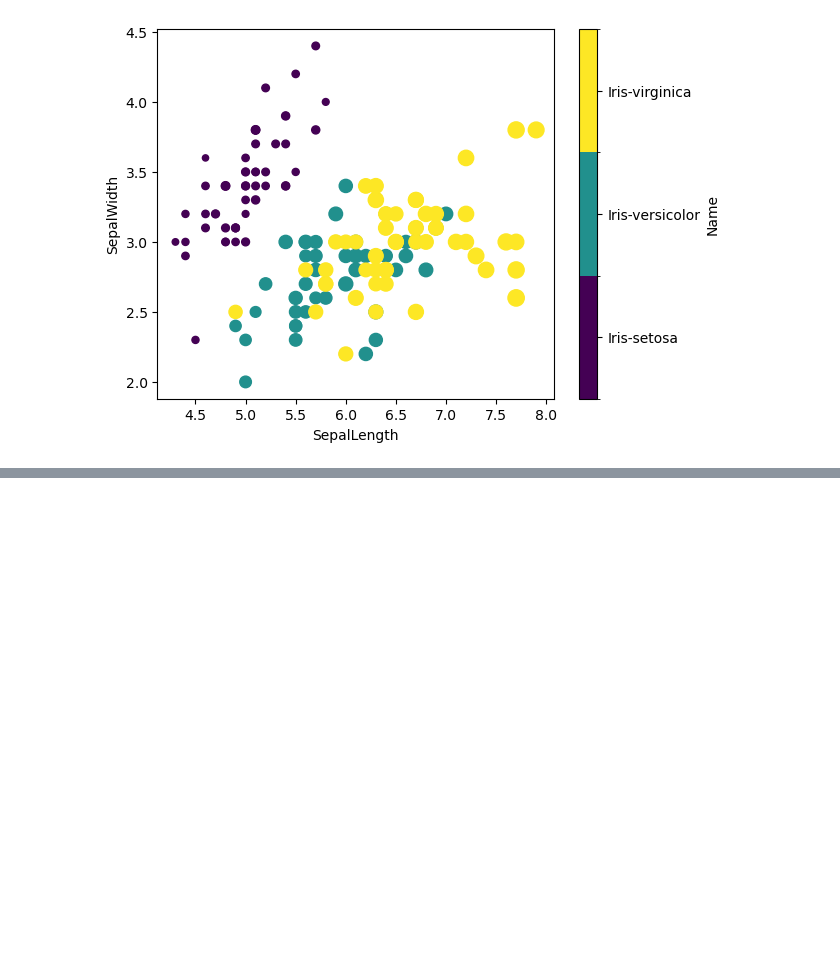
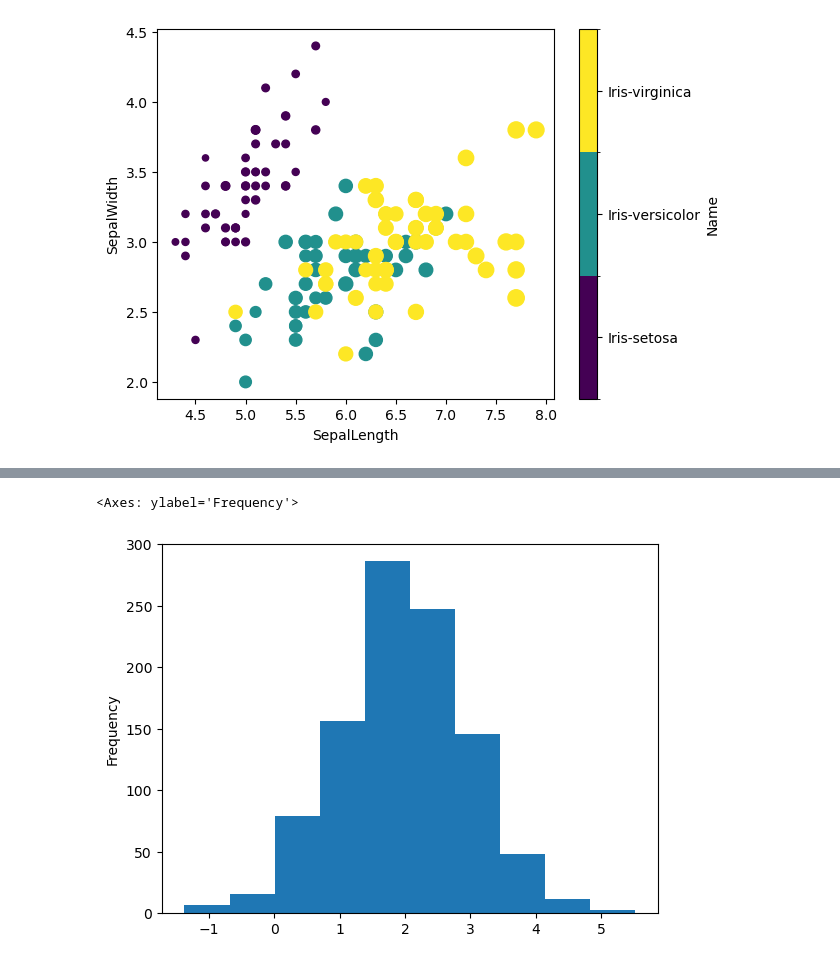
Before and after one commit to Faliell/Pandas_Classes, a Jupyter notebook: aula21-visualization.ipynb, the cells around one changed output, grey strips where cells are left out. Saved outputs shown, nothing was run; the diff lists cells and outputs as text; code cells hidden in the pictures; blank space fills up the shorter version.

```diff
--- a/aula21-visualization.ipynb
+++ b/aula21-visualization.ipynb
@@ -259,0 +262,10 @@ iris.plot.scatter(x="SepalLength", y = "SepalWidth",c= "Name", cmap="viridis",s=
+# %%
+df4 = pd.DataFrame(
+    {
+        "X": np.random.randn(1000) + 2,
+        "Y": np.random.randn(1000),
+        "Z": np.random.randn(1000) - 2,
+    },
+)
+
+df4
@@ -259,0 +286,5 @@ iris.plot.scatter(x="SepalLength", y = "SepalWidth",c= "Name", cmap="viridis",s=
+# %%
+df4["X"].plot.hist()
+# %% [output]
+<Axes: ylabel='Frequency'>
+[figure, added]
```
Also changed, not shown: parts of 11 cells of this notebook, 5 other files.
